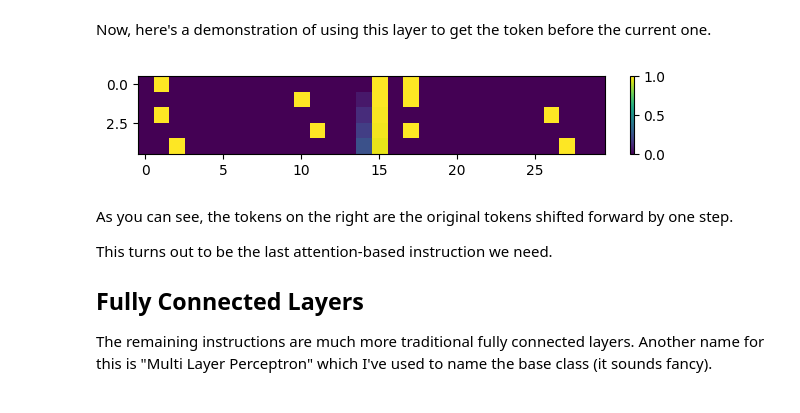
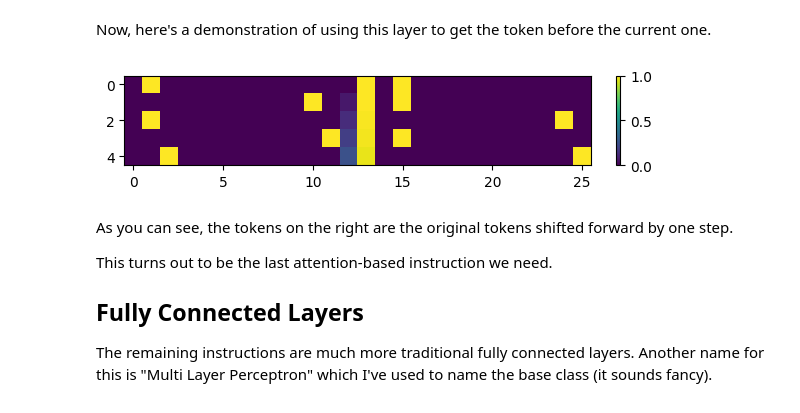
Before and after one commit to michael-go/handcrafted, a Jupyter notebook: HandCrafted.ipynb, the cells around one changed output. Drawn from its saved outputs; the diff is of its cells as text; code cells hidden in the pictures.

```diff
--- a/HandCrafted.ipynb
+++ b/HandCrafted.ipynb
@@ -352,7 +352,7 @@ class FindAndStore(AttentionLayer):
 # %% [markdown]
 Let's break this down a bit with an example of using this layer to find and store the position of the plus sign
 # %%
-tokens = list('0123456789+=\n')
+tokens = list('0123456789+=')
 pos = Register('pos', 2)
 plus_pos = Register('plus', 2)
 
@@ -438,17 +438,17 @@ class GetRelativeToken(AttentionLayer):
 # %% [markdown]
 Now, here's a demonstration of using this layer to get the token before the current one.
 # %%
-tokens = list('0123456789+= \n')
+tokens = list('0123456789+=')
 pos = Register('pos', 2)
 prev = Register('prev', len(tokens))
 
 embedding = EmbeddedState(tokens, [pos, prev])
 get_relative = GetRelativeToken(embedding, pos, -1, prev)
 
 example = embedding.embed(embedding.tokenize('1+1=2'))
 plot_tensor(get_relative.forward(example.unsqueeze(0))[0])
 # %% [output]
-[figure, old version]
+[figure, new version]
 # %% [markdown]
 As you can see, the tokens on the right are the original tokens shifted forward by one step.
 
```
Also changed, not shown: parts of 12 cells of this notebook.
